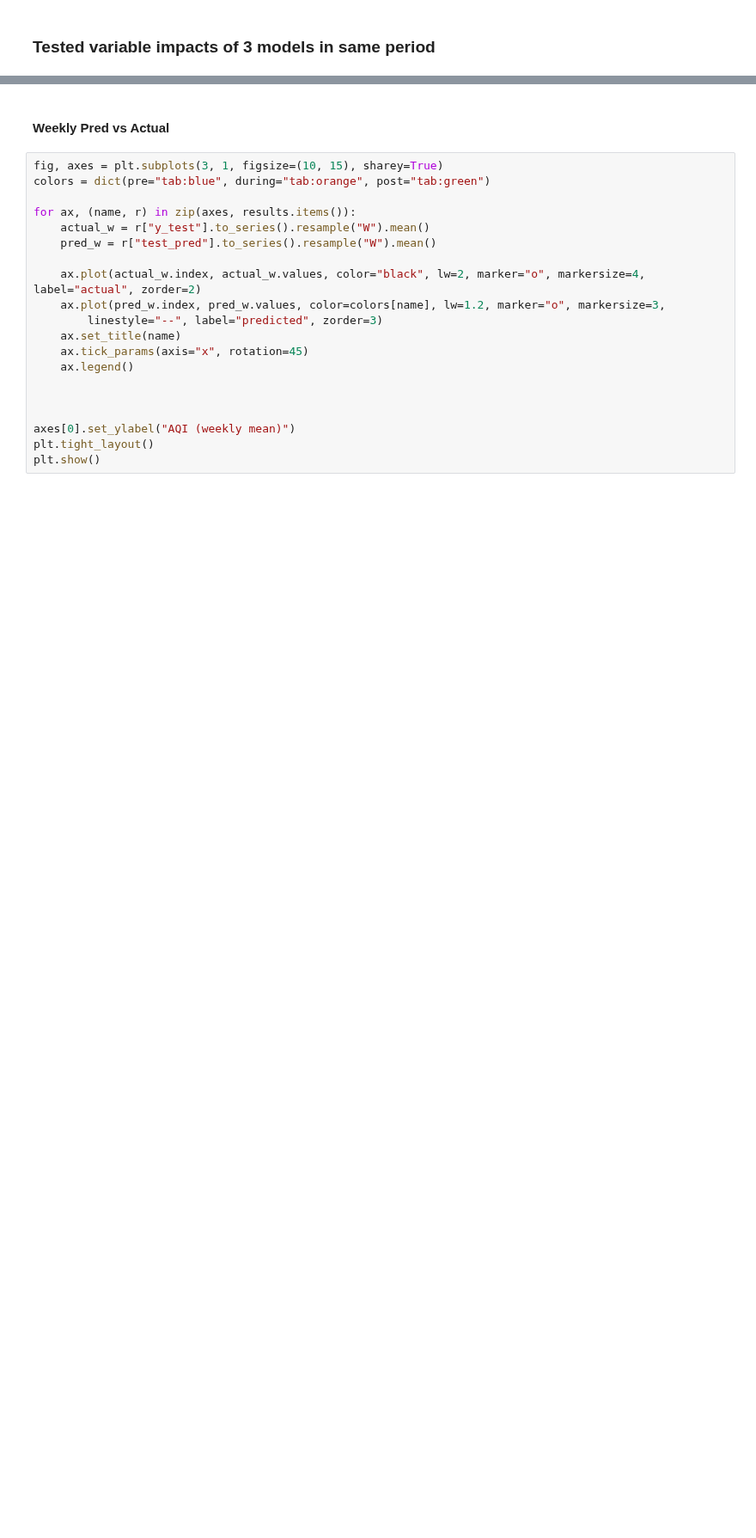
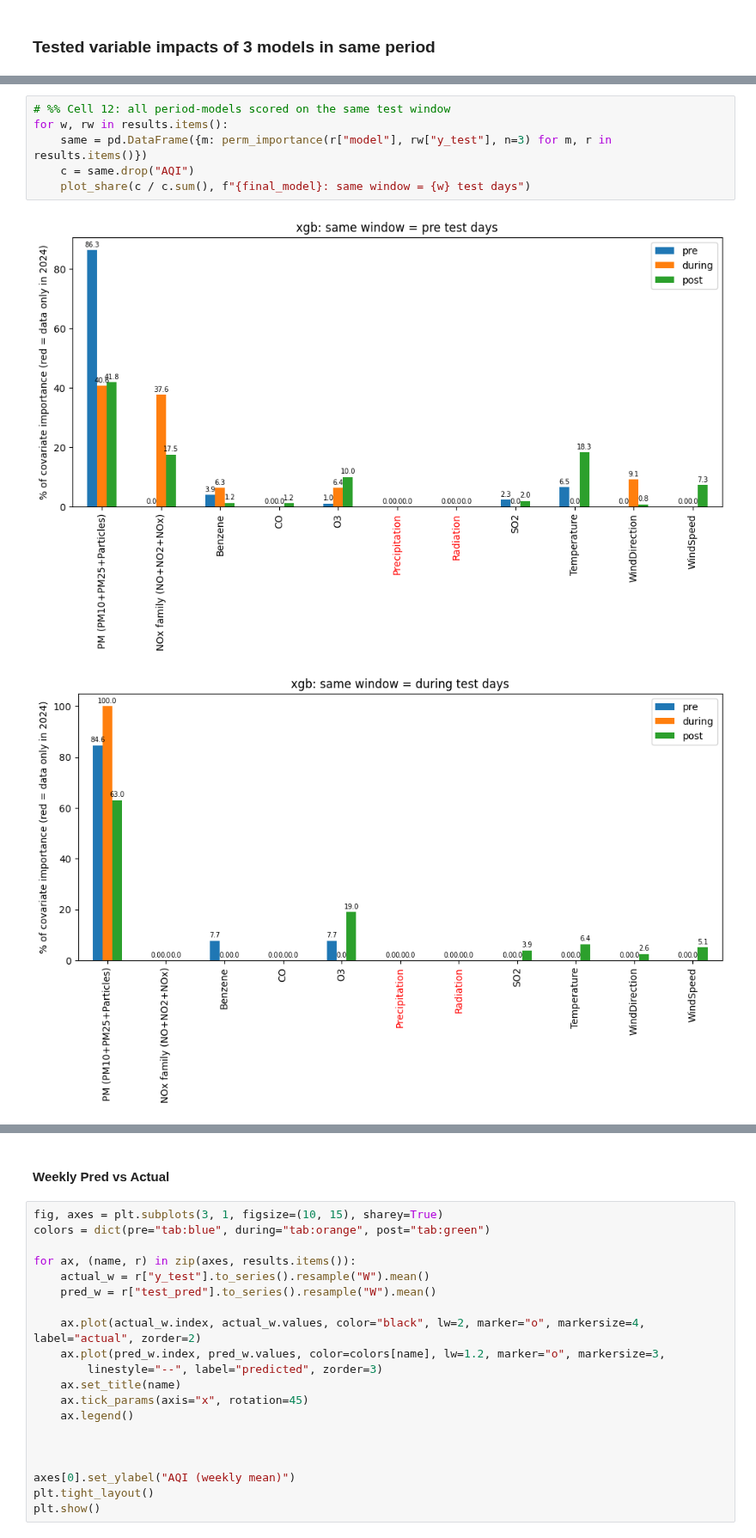
Before and after one commit to DuongAnhTran/AQI-Data-Analysis-Honours-Project, a Jupyter notebook: Model/XGBoost/XGBoost(3periods).ipynb, the cells around one changed output, grey strips where cells are left out. Shown at 86% size. Saved outputs shown, nothing was run; the diff lists cells and outputs as text; blank space fills up the shorter version.

```diff
--- a/Model/XGBoost/XGBoost(3periods).ipynb
+++ b/Model/XGBoost/XGBoost(3periods).ipynb
@@ -524,0 +469,9 @@ plt.show()
+# %%
+# %% Cell 12: all period-models scored on the same test window
+for w, rw in results.items():
+    same = pd.DataFrame({m: perm_importance(r["model"], rw["y_test"], n=3) for m, r in results.items()})
+    c = same.drop("AQI")
+    plot_share(c / c.sum(), f"{final_model}: same window = {w} test days")
+# %% [output]
+[figure, added]
+[figure, added]
```
Also changed, not shown: parts of 18 cells of this notebook, 2 other files.
